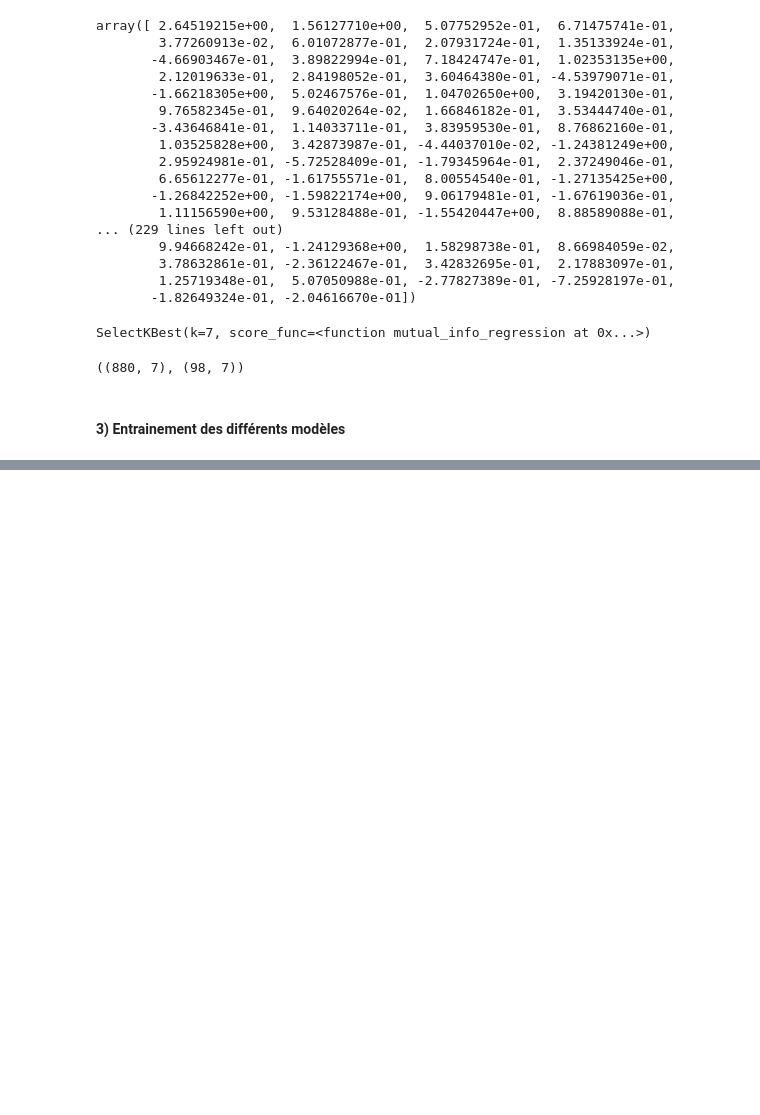
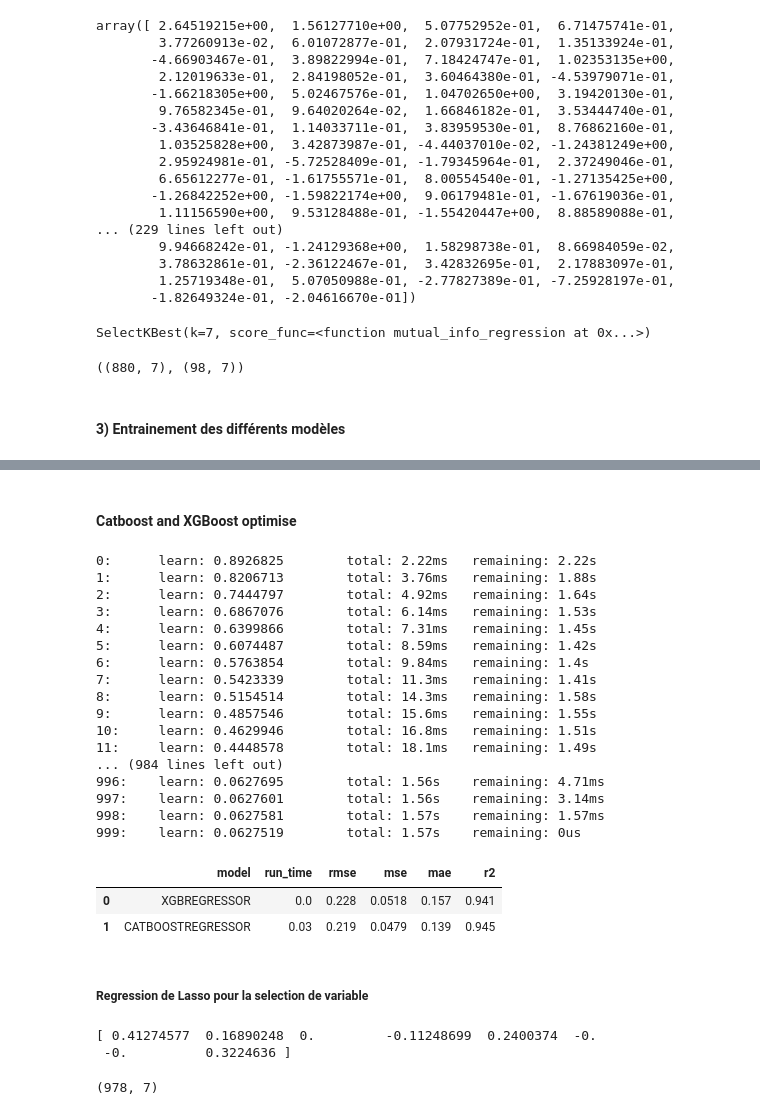
Before and after one commit to Ananjou/Memoire_Master2, a Jupyter notebook: detection_d'anomalie_framework.ipynb, the cells around one changed output, grey strips where cells are left out. Saved outputs shown, nothing was run; the diff lists cells and outputs as text; code cells hidden in the pictures; blank space fills up the shorter version.

```diff
--- a/detection_d'anomalie_framework.ipynb
+++ b/detection_d'anomalie_framework.ipynb
@@ -473,3 +473,75 @@ You can set `force_col_wise=true` to remove the overhead.
 | 0 | XGBREGRESSOR | 0.0 | 0.237 | 0.0562 | 0.151 | 0.936 |
 | 1 | CATBOOSTREGRESSOR | 0.03 | 0.201 | 0.0405 | 0.134 | 0.954 |
 | 2 | LGBMREGRESSOR | 0.0 | 0.24 | 0.0574 | 0.171 | 0.935 |
+# %% [markdown]
+#### Catboost and XGBoost optimise
+# %%
+# random_state = 42,alpha=0.51, eta = 0.17,gamma= 0.00,lambda= 0.35, max_bin= 1734, max_depth= 14,
+#  min_child_weight= 6.02, subsample= 0.85
+regressors ={
+    "XGBRegressor":XGBRegressor( reg_lambda= 0.35,max_bin= 1734,random_state = 42,reg_alpha=0.51,eta = 0.17,gamma= 0.00,max_depth= 14,min_child_weight= 6.02, subsample= 0.85),
+    "CatBoostRegressor": CatBoostRegressor(random_state=42, bagging_temperature= 25.71, l2_leaf_reg= 3.82, learning_rate= 0.18,
+    max_bin= 1531, min_data_in_leaf= 26, random_strength= 3.10, subsample= 0.97)
+    # "LGBMRegressor":LGBMRegressor(random_state=42)
+}
+
+df_models = pd.DataFrame(columns=['model', 'run_time', 'rmse', 'mse','mae','r2'])
+
+for key in regressors:
+
+    start_time = time.time()
+
+    regressor = regressors[key]
+    model = regressor.fit(X_train_fs, y_train_fs)
+    y_pred = model.predict(X_test_fs)
+
+    # scores = cross_val_score(model,
+    #                          X_train,
+    #                          y_train,
+    #                          scoring="neg_mean_squared_error",
+    #                          cv=10)
+
+    row = {'model': key.upper(),
+           'run_time': format(round((time.time() - start_time)/60,2)),
+           'rmse': format(mean_squared_error(y_test_fs, y_pred,squared=False),".3"),
+           'mse': format(mean_squared_error(y_test_fs, y_pred),".3"),
+           'mae': format(mean_absolute_error(y_test_fs,y_pred),".3"),
+           'r2' : format(r2_score(y_test_fs,y_pred),"0.3")
+    }
+
+    df_models = df_models.append(row, ignore_index=True)
+
+df_models.head()
+# %% [output]
+0:      learn: 0.8926825        total: 2.22ms   remaining: 2.22s
+1:      learn: 0.8206713        total: 3.76ms   remaining: 1.88s
+2:      learn: 0.7444797        total: 4.92ms   remaining: 1.64s
+3:      learn: 0.6867076        total: 6.14ms   remaining: 1.53s
+4:      learn: 0.6399866        total: 7.31ms   remaining: 1.45s
+5:      learn: 0.6074487        total: 8.59ms   remaining: 1.42s
+6:      learn: 0.5763854        total: 9.84ms   remaining: 1.4s
+7:      learn: 0.5423339        total: 11.3ms   remaining: 1.41s
+8:      learn: 0.5154514        total: 14.3ms   remaining: 1.58s
+9:      learn: 0.4857546        total: 15.6ms   remaining: 1.55s
+10:     learn: 0.4629946        total: 16.8ms   remaining: 1.51s
+11:     learn: 0.4448578        total: 18.1ms   remaining: 1.49s
+... (984 lines left out)
+996:    learn: 0.0627695        total: 1.56s    remaining: 4.71ms
+997:    learn: 0.0627601        total: 1.56s    remaining: 3.14ms
+998:    learn: 0.0627581        total: 1.57s    remaining: 1.57ms
+999:    learn: 0.0627519        total: 1.57s    remaining: 0us
+|  | model | run_time | rmse | mse | mae | r2 |
+| 0 | XGBREGRESSOR | 0.0 | 0.228 | 0.0518 | 0.157 | 0.941 |
+| 1 | CATBOOSTREGRESSOR | 0.03 | 0.219 | 0.0479 | 0.139 | 0.945 |
+# %% [markdown]
+##### Regression de Lasso pour la selection de variable
+# %%
+from sklearn import linear_model
+
+clf = linear_model.Lasso(alpha=0.1)
+
+clf.fit(X_iforest, y_iforest)
+print(clf.coef_)
+# %% [output]
+[ 0.41274577  0.16890248  0.         -0.11248699  0.2400374  -0.
+ -0.          0.3224636 ]
@@ -475,0 +552,4 @@ You can set `force_col_wise=true` to remove the overhead.
+# %%
+d.shape
+# %% [output]
+(978, 7)
```
Also changed, not shown: parts of 20 cells of this notebook, 6 other files.
